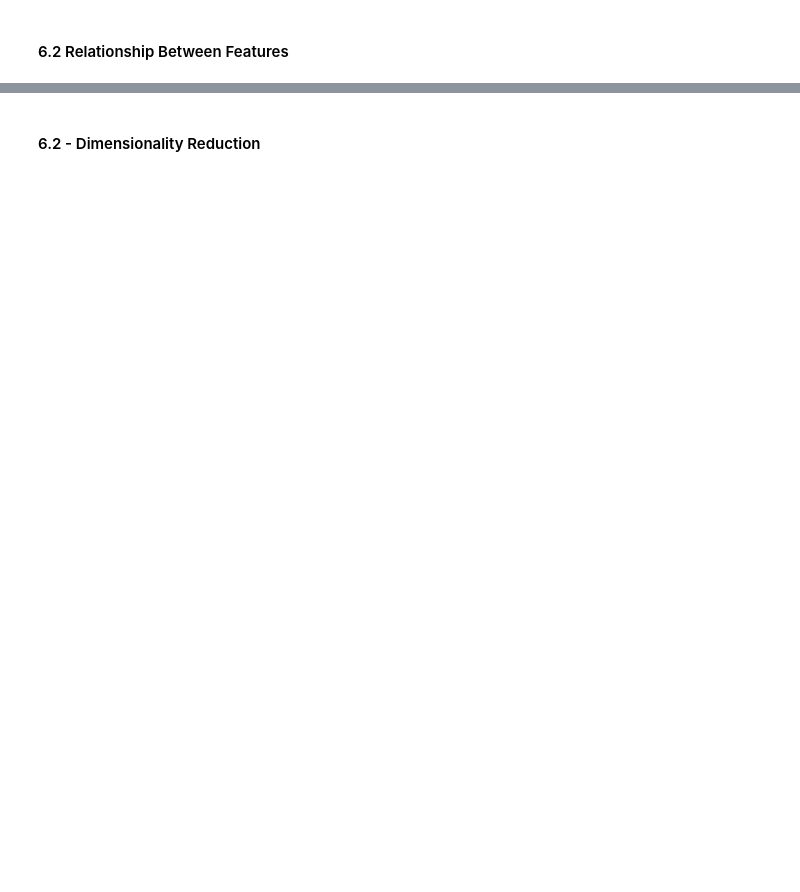
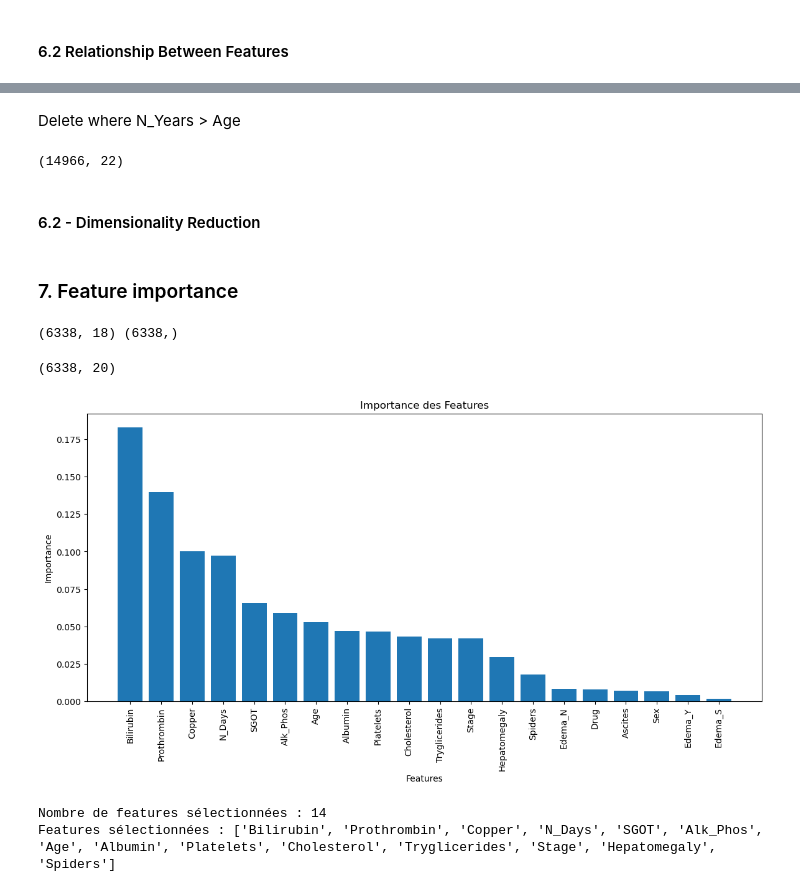
Before and after one commit to RiyadspX/Patients-Multi-class-Classification, a Jupyter notebook: notebooks/EDAx.ipynb, the cells around one changed output, grey strips where cells are left out. Cells and saved outputs as stored; diff of their text form; code cells hidden in the pictures; blank space fills up the shorter version.

```diff
--- a/notebooks/EDAx.ipynb
+++ b/notebooks/EDAx.ipynb
@@ -602,2 +626,5 @@ sns.heatmap(data.select_dtypes(['float', 'int']).corr(), cbar=True, cmap="plasma
 # %% [markdown]
 #### 6.2 Relationship Between Features
+# %%
+data['N_Years'] = data['N_Days'] / 365
+data[data['Age']<data['N_Years']]
@@ -604,2 +639,19 @@ sns.heatmap(data.select_dtypes(['float', 'int']).corr(), cbar=True, cmap="plasma
+# %% [markdown]
+Delete where N_Years > Age
+# %%
+data_df = data[data['Age']>data['N_Years']]
+data_df.shape
+# %% [output]
+(14966, 22)
 # %% [markdown]
 #### 6.2 - Dimensionality Reduction
+# %% [markdown]
+### 7. Feature importance
+# %%
+from sklearn.model_selection import train_test_split
+datan = data.dropna(axis=0)
+X = datan.drop(['id', 'Status'], axis=1)
+Y = datan['Status']
+print(X.shape, Y.shape)
+# %% [output]
+(6338, 18) (6338,)
@@ -605,0 +692,42 @@ sns.heatmap(data.select_dtypes(['float', 'int']).corr(), cbar=True, cmap="plasma
+# %%
+X_encoded.shape
+# %% [output]
+(6338, 20)
+# %%
+import numpy as np
+import matplotlib.pyplot as plt
+from sklearn.ensemble import RandomForestClassifier
+
+# Entraînement d'un modèle basique
+model = RandomForestClassifier(n_estimators=100, random_state=42)
+model.fit(X_encoded, Y)
+
+# Récupérer l'importance des features
+importances = model.feature_importances_
+features = X_encoded.columns
+
+# Trier les features par importance
+indices = np.argsort(importances)[::-1]
+
+# Affichage des importances de toutes les features
+plt.figure(figsize=(14, 6))
+plt.title("Importance des Features")
+plt.bar(range(len(features)), importances[indices], align="center")
+plt.xticks(range(len(features)), [features[i] for i in indices], rotation=90)
+plt.xlabel("Features")
+plt.ylabel("Importance")
+plt.show()
+
+# Définir le seuil d'importance des features
+threshold = 0.01
+
+# Sélectionner les features importantes
+selected_features = [features[i] for i in indices if importances[i] > threshold]
+
+# Afficher les features sélectionnées
+print("Nombre de features sélectionnées :", len(selected_features))
+print("Features sélectionnées :", selected_features)
+# %% [output]
+[figure, added]
+Nombre de features sélectionnées : 14
+Features sélectionnées : ['Bilirubin', 'Prothrombin', 'Copper', 'N_Days', 'SGOT', 'Alk_Phos', 'Age', 'Albumin', 'Platelets', 'Cholesterol', 'Tryglicerides', 'Stage', 'Hepatomegaly', 'Spiders']
```
Also changed, not shown: parts of 32 cells of this notebook, 18 other files.
